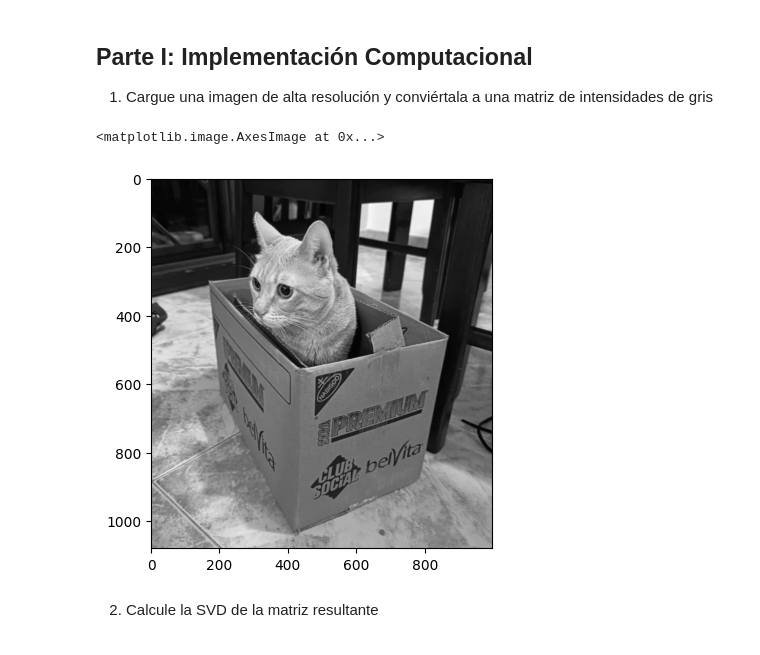
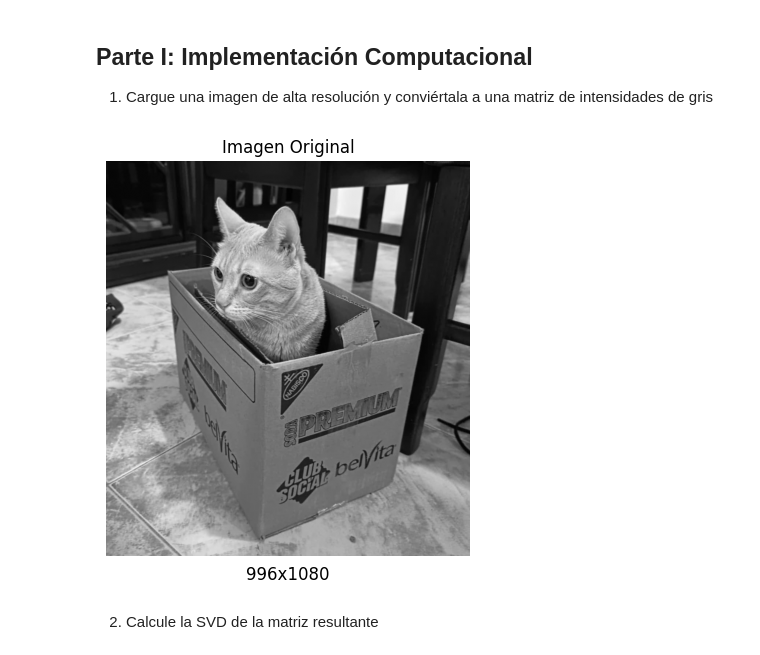
Before and after one commit to amandamdzah/Compresi-n-de-img-con-SVD, a Jupyter notebook: img/mobyDick.ipynb, the cells around one changed output. Saved outputs shown, nothing was run; the diff lists cells and outputs as text; code cells hidden in the pictures.

```diff
--- a/img/mobyDick.ipynb
+++ b/img/mobyDick.ipynb
@@ -12,13 +12,21 @@ from PIL import Image
 # %%
 img = Image.open('Kirby.jpeg')
 img_gray = img.convert('L')
-plt.show(img_gray)
 img_mat = np.array(img_gray)
 img_mat = img_mat.astype(float)
-plt.imshow(img_mat, cmap='gray')
+ancho, alto = img.size
+
+fig, ax = plt.subplots()
+ax.imshow(img_mat, cmap='gray')
+ax.set_title("Imagen Original")
+fig.suptitle(f"{ancho}x{alto}", y=0.01)
+
+ax.axis('off')
+
+plt.tight_layout()
+plt.show()
 # %% [output]
-<matplotlib.image.AxesImage at 0x...>
-[figure, old version]
+[figure, new version]
 # %% [markdown]
 2. Calcule la SVD de la matriz resultante
 # %%
```
Also changed, not shown: parts of 6 cells of this notebook.
